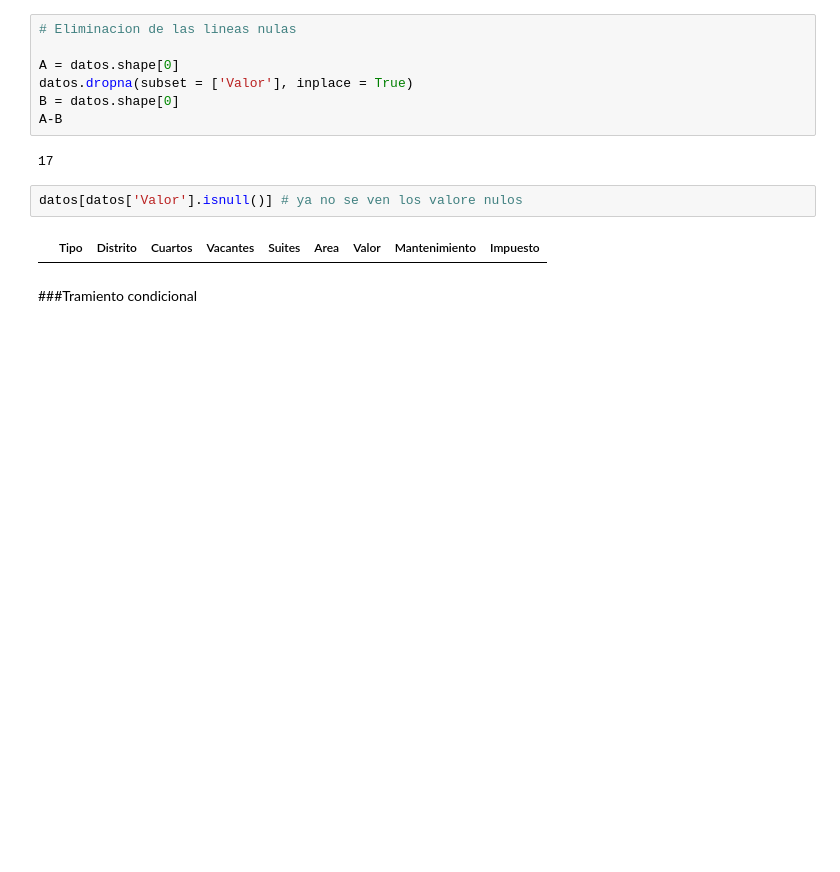
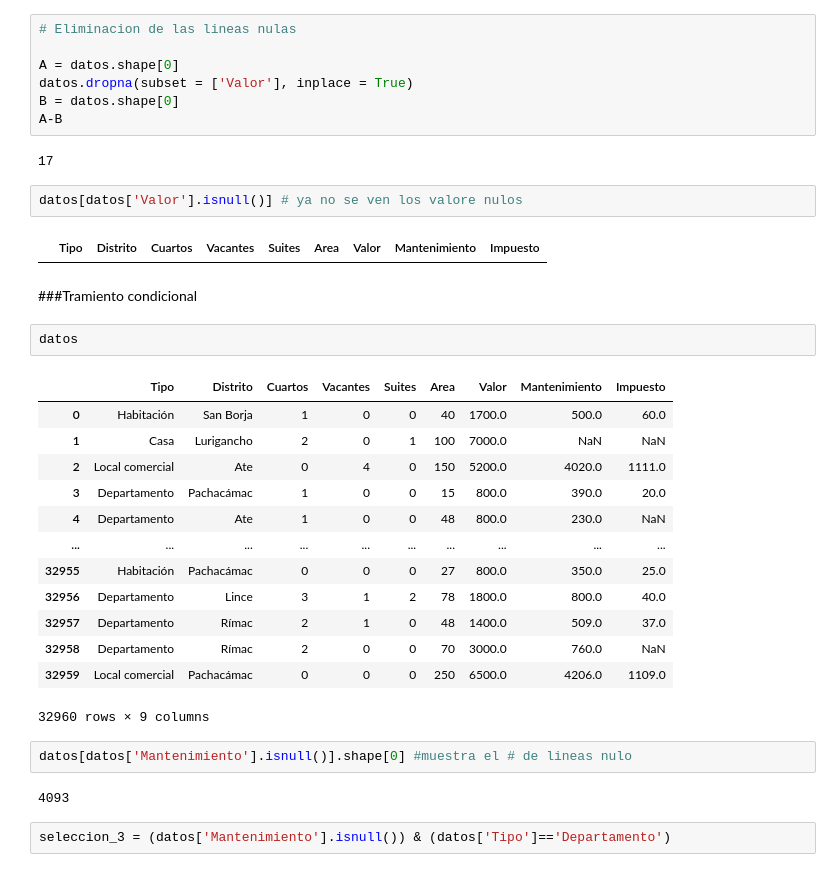
Before and after one commit to AdrianCPC/Data_analysis_rentals, a Jupyter notebook: Base_de_Datos.ipynb, the cells around one changed output. Drawn from its saved outputs; the diff is of its cells as text; blank space fills up the shorter version.

```diff
--- a/Base_de_Datos.ipynb
+++ b/Base_de_Datos.ipynb
@@ -781,3 +781,25 @@ datos[datos['Valor'].isnull()] # ya no se ven los valore nulos
 |  | Tipo | Distrito | Cuartos | Vacantes | Suites | Area | Valor | Mantenimiento | Impuesto |
 # %% [markdown]
 ###Tramiento condicional
+# %%
+datos
+# %% [output]
+|  | Tipo | Distrito | Cuartos | Vacantes | Suites | Area | Valor | Mantenimiento | Impuesto |
+| 0 | Habitación | San Borja | 1 | 0 | 0 | 40 | 1700.0 | 500.0 | 60.0 |
+| 1 | Casa | Lurigancho | 2 | 0 | 1 | 100 | 7000.0 | NaN | NaN |
+| 2 | Local comercial | Ate | 0 | 4 | 0 | 150 | 5200.0 | 4020.0 | 1111.0 |
+| 3 | Departamento | Pachacámac | 1 | 0 | 0 | 15 | 800.0 | 390.0 | 20.0 |
+| 4 | Departamento | Ate | 1 | 0 | 0 | 48 | 800.0 | 230.0 | NaN |
+| ... | ... | ... | ... | ... | ... | ... | ... | ... | ... |
+| 32955 | Habitación | Pachacámac | 0 | 0 | 0 | 27 | 800.0 | 350.0 | 25.0 |
+| 32956 | Departamento | Lince | 3 | 1 | 2 | 78 | 1800.0 | 800.0 | 40.0 |
+| 32957 | Departamento | Rímac | 2 | 1 | 0 | 48 | 1400.0 | 509.0 | 37.0 |
+| 32958 | Departamento | Rímac | 2 | 0 | 0 | 70 | 3000.0 | 760.0 | NaN |
+| 32959 | Local comercial | Pachacámac | 0 | 0 | 0 | 250 | 6500.0 | 4206.0 | 1109.0 |
+32960 rows × 9 columns
+# %%
+datos[datos['Mantenimiento'].isnull()].shape[0] #muestra el # de lineas nulo
+# %% [output]
+4093
+# %%
+seleccion_3 = (datos['Mantenimiento'].isnull()) & (datos['Tipo']=='Departamento')
```
Also changed, not shown: parts of 14 cells of this notebook.
